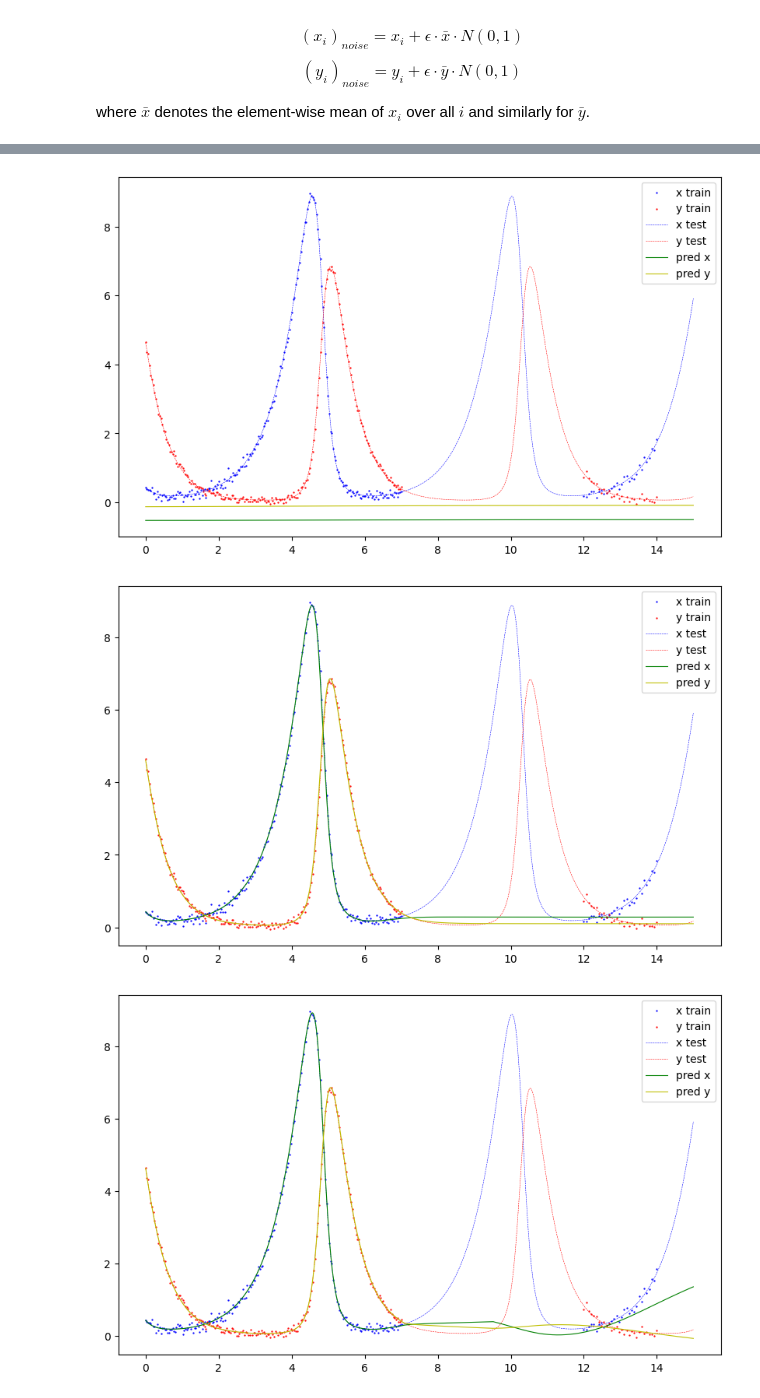
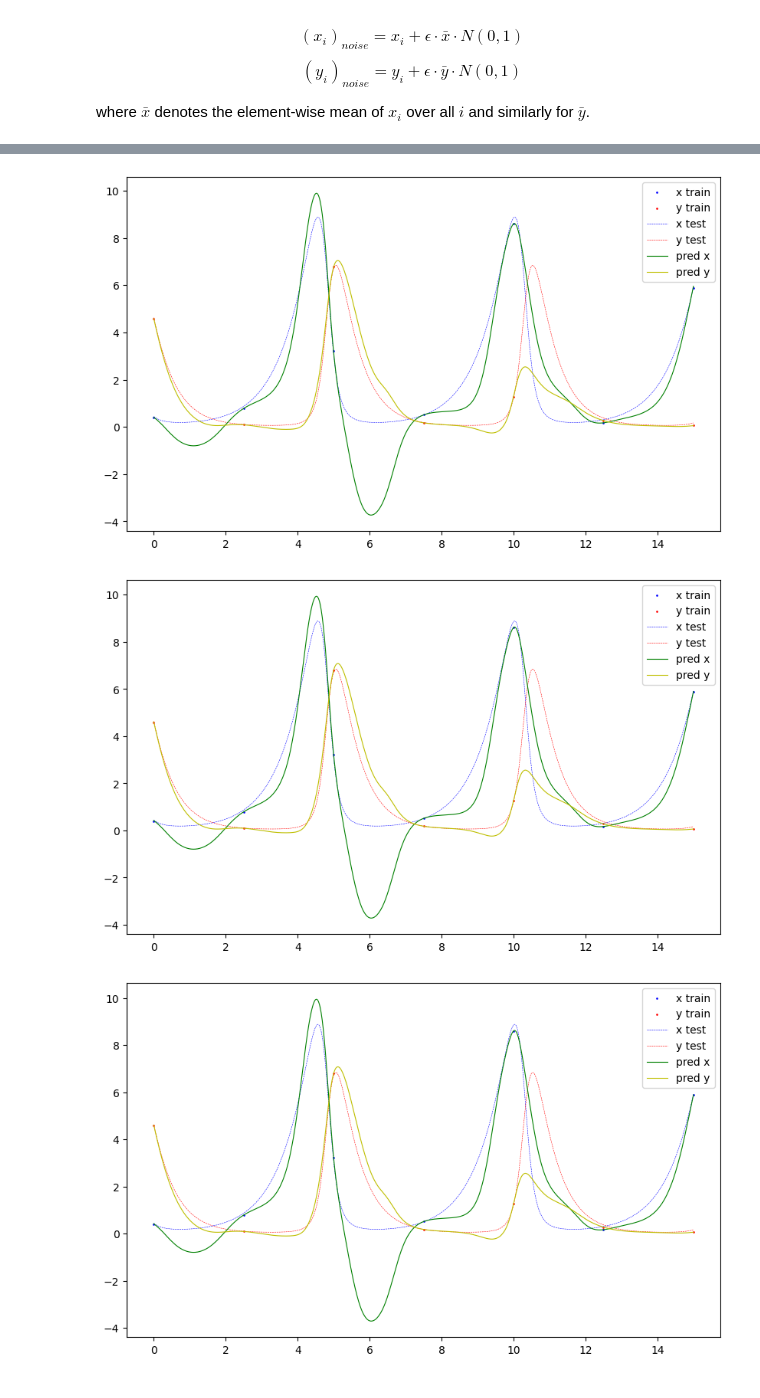
Before and after one commit to MicheleCattaneo/-Re-UPINN, a Jupyter notebook: LotkaVolterra/claudio-lotka-volterra-pinn.ipynb, the cells around one changed output, grey strips where cells are left out. Cells and saved outputs as stored; diff of their text form; code cells hidden in the pictures.

```diff
--- a/LotkaVolterra/claudio-lotka-volterra-pinn.ipynb
+++ b/LotkaVolterra/claudio-lotka-volterra-pinn.ipynb
@@ -51,8 +51,8 @@ plt.legend()
 <matplotlib.legend.Legend at 0x...>
 [figure]
 # %%
-train_interval = [0,7]
-number_of_samples = int(10**3/5)
+train_interval = [0,15]
+number_of_samples = int(7)
 # %% [markdown]
 $$
 (x_i)_{noise} =x_i +\epsilon \cdot \bar{x} \cdot N(0,1)
@@ -76,10 +76,11 @@ def get_noisy_measurements(t, lv):
     out = np.vstack((x_i, y_i)).T
     return out, t
 # %%
-sample_points = np.concatenate((
-    np.linspace(train_interval[0], train_interval[1], number_of_samples) ,
-    np.linspace(12, 14, 30) ,
-))
+sample_points = np.linspace(train_interval[0], train_interval[1], number_of_samples)
+# np.concatenate((
+#     np.linspace(train_interval[0], train_interval[1], number_of_samples) ,
+#     np.linspace(12, 14, 30) ,
+# ))
 xy_train, t_train = get_noisy_measurements(sample_points, LV)
 # %%
 plt.figure(figsize=(10, 6))
@@ -131,12 +136,12 @@ class PINN(nn.Module):
         x = self.linear(x)
         return x
 # %%
-pinn = PINN()
+# pinn = PINN()
 
 # Train
-lr = 1e-2
+lr = 1e-4
 optimizer = torch.optim.Adam(pinn.parameters(), lr=lr)
-lambda1, lambda2, lambda3 = 1, 1e2, 1e2
+lambda1, lambda2, lambda3 = 1e0, 2e2, 5e0
 
 train_data_tensor = torch.tensor(xy_train, requires_grad=True, dtype=torch.float32)
 train_t_tensor = torch.tensor(t_train, requires_grad=True, dtype=torch.float32)
@@ -144,7 +149,7 @@ train_t_tensor = torch.tensor(t_train, requires_grad=True, dtype=torch.float32)
 test_t_tensor = torch.tensor(t_test.reshape(-1, 1), requires_grad=True, dtype=torch.float32)
 
 
-for i in range(60001):
+for i in range(1000001):
     optimizer.zero_grad()
 
     # boundary loss
@@ -156,36 +161,36 @@ for i in range(60001):
     dxdt = torch.autograd.grad(u_p[:, 0], train_t_tensor, torch.ones_like(train_t_tensor.reshape(-1)), create_graph=True)[0].reshape(-1)
     dydt = torch.autograd.grad(u_p[:, 1], train_t_tensor, torch.ones_like(train_t_tensor.reshape(-1)), create_graph=True)[0].reshape(-1)
     loss2 = nn.MSELoss()(
         torch.vstack((dxdt - LV.alpha * u_p[:, 0].reshape(-1) + LV.beta * u_p[:, 0].reshape(-1) * u_p[:, 1].reshape(-1),
         dydt + LV.delta * u_p[:, 1].reshape(-1) - LV.gamma * u_p[:, 0].reshape(-1) * u_p[:, 1].reshape(-1))).T,
         torch.zeros_like(u_p)
     )
 
     # Datapoint loss
     u_n = pinn(train_t_tensor)
     #     loss3 = torch.mean((u_n - measurements.T)**2) # equivalent
     loss3 = nn.MSELoss()(u_n, train_data_tensor)
 
 
 #     print(loss1.item(), loss2.item(), loss3.item())
     loss = lambda1*loss1 + lambda2*loss2  + lambda3*loss3 ## Why does it break?
 
     loss.backward()
     optimizer.step()
 
-    if i% 10000 == 0:
+    if i% 20000 == 0:
         with torch.no_grad():
             pred = pinn(test_t_tensor)
             plt.figure(figsize=(10, 6))
-            plt.scatter(sample_points, xy_train[:,0], c="b", label="x train", s=0.4)
-            plt.scatter(sample_points, xy_train[:,1], c="r", label="y train", s=0.4)
+            plt.scatter(sample_points, xy_train[:,0], c="b", label="x train", s=0.9)
+            plt.scatter(sample_points, xy_train[:,1], c="r", label="y train", s=0.9)
             plt.plot(t_test, x_test, c="b", label="x test", linestyle="--", linewidth=0.4)
             plt.plot(t_test, y_test, c="r", label="y test", linestyle="--", linewidth=0.4)
             plt.plot(t_test, pred.numpy()[:, 0], c='g', linewidth=0.8, label="pred x")
             plt.plot(t_test, pred.numpy()[:, 1], c='y', linewidth=0.8, label="pred y")
             plt.legend()
             plt.show()
 # %% [output]
-[figure, old version]
+[figure, new version]
-[figure, old version]
+[figure, new version]
-[figure, old version]
+[figure, new version]
```
Also changed, not shown: parts of 15 cells of this notebook.
